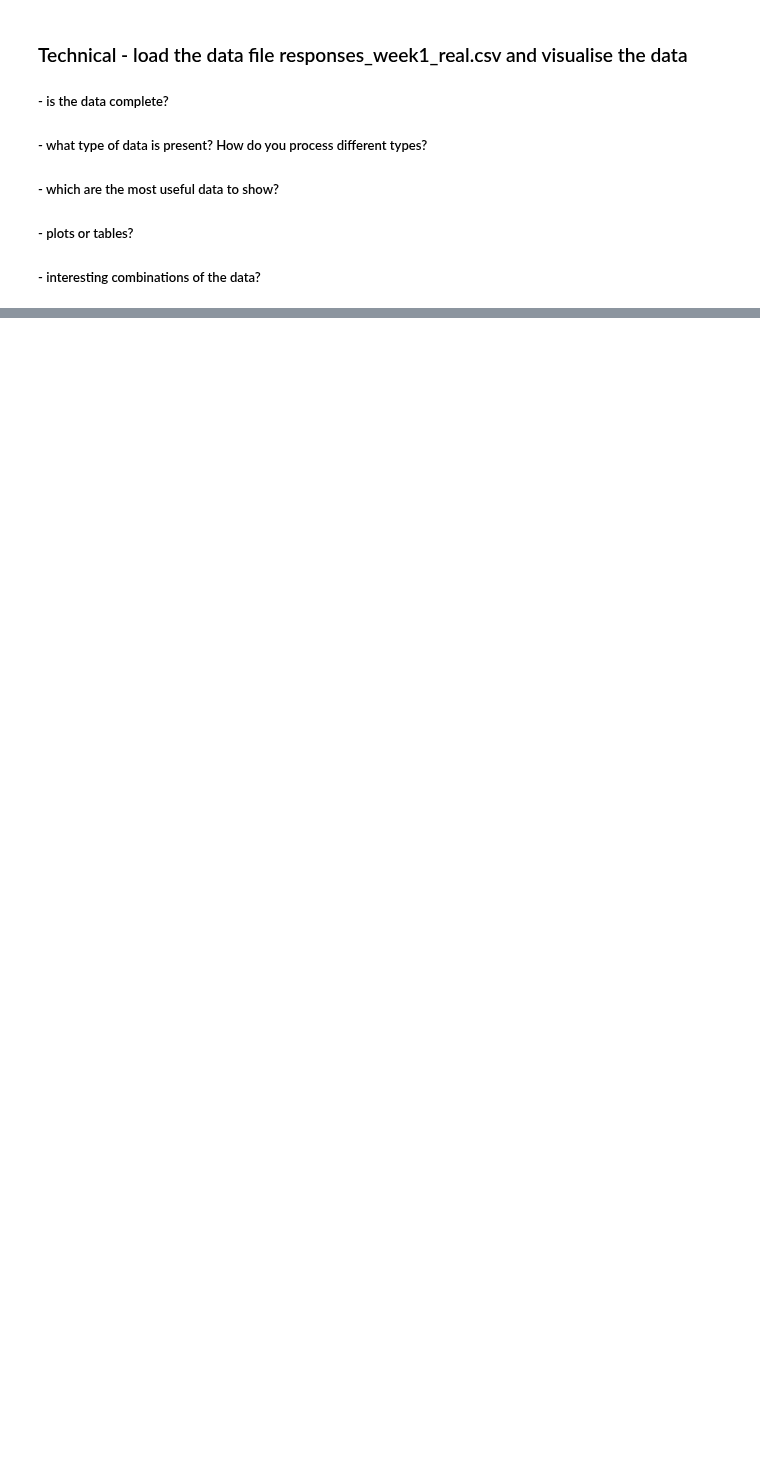
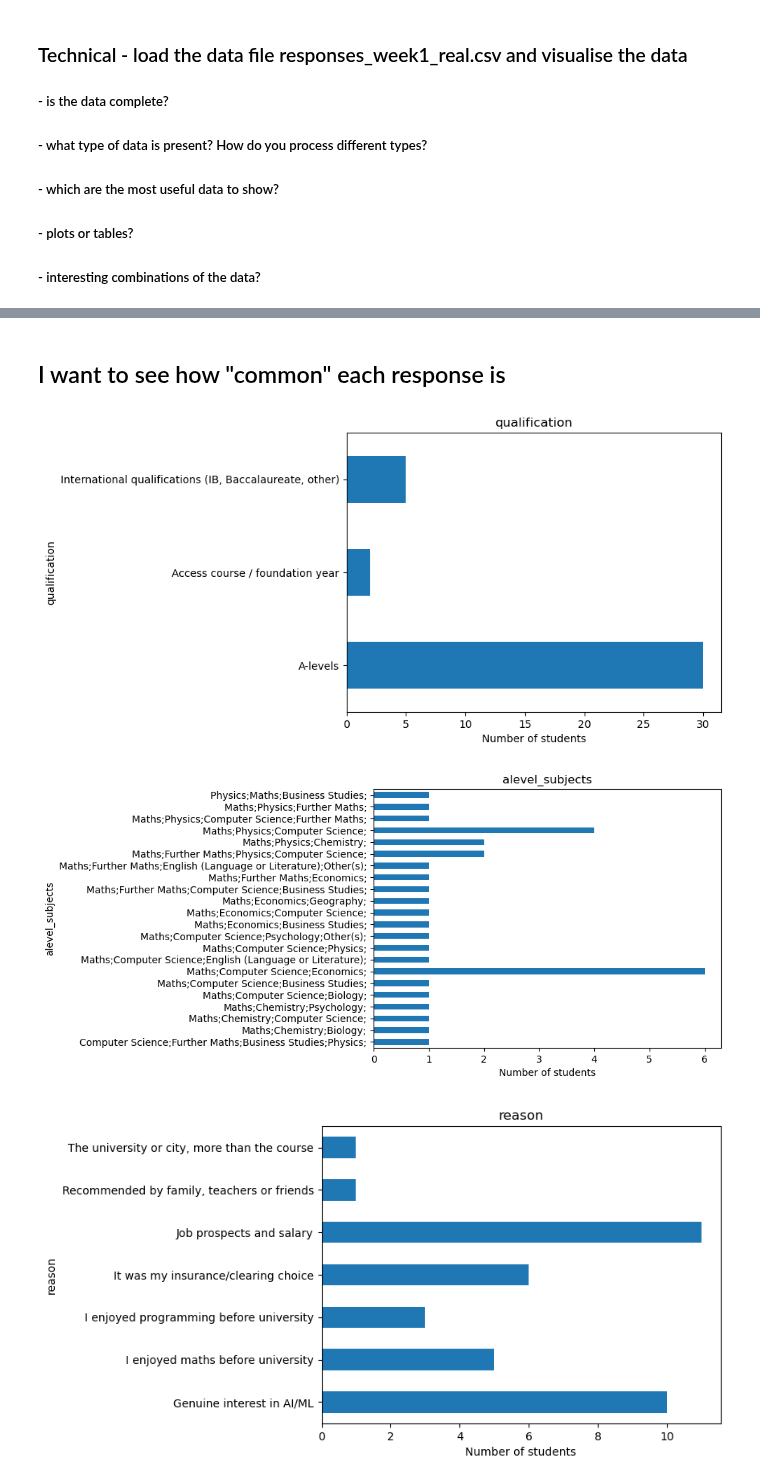
Before and after one commit to izaanabdali/machine_learning_SPC_5003, a Jupyter notebook: Week1/Tutorial_1_Clean.ipynb, the cells around one changed output, grey strips where cells are left out. Cells and saved outputs as stored; diff of their text form; code cells hidden in the pictures; blank space fills up the shorter version.

Commit message:
finished week 1

```diff
--- a/Week1/Tutorial_1_Clean.ipynb
+++ b/Week1/Tutorial_1_Clean.ipynb
@@ -255,3 +307,7 @@ plt.show()
 ##### - which are the most useful data to show?
 ##### - plots or tables?
 ##### - interesting combinations of the data?
+# %%
+real_csv = pd.read_csv("responses_week1_real.csv")
+
+real_csv.head()
@@ -257,0 +357,25 @@ plt.show()
+# %% [markdown]
+## I want to see how "common" each response is
+# %%
+import matplotlib.pyplot as plt
+
+# Columns we don't want to graph
+exclude = ["id", "code", "comments"]
+
+for column in real_csv.columns:
+
+    if column not in exclude:
+
+        counts = real_csv.groupby(column).size()
+
+        counts.plot(kind="barh")
+
+        plt.title(column)
+        plt.xlabel("Number of students")
+        plt.ylabel(column)
+
+        plt.show()
+# %% [output]
+[figure, added]
+[figure, added]
+[figure, added]
```
Also changed, not shown: parts of 23 cells of this notebook, 1 other file.
